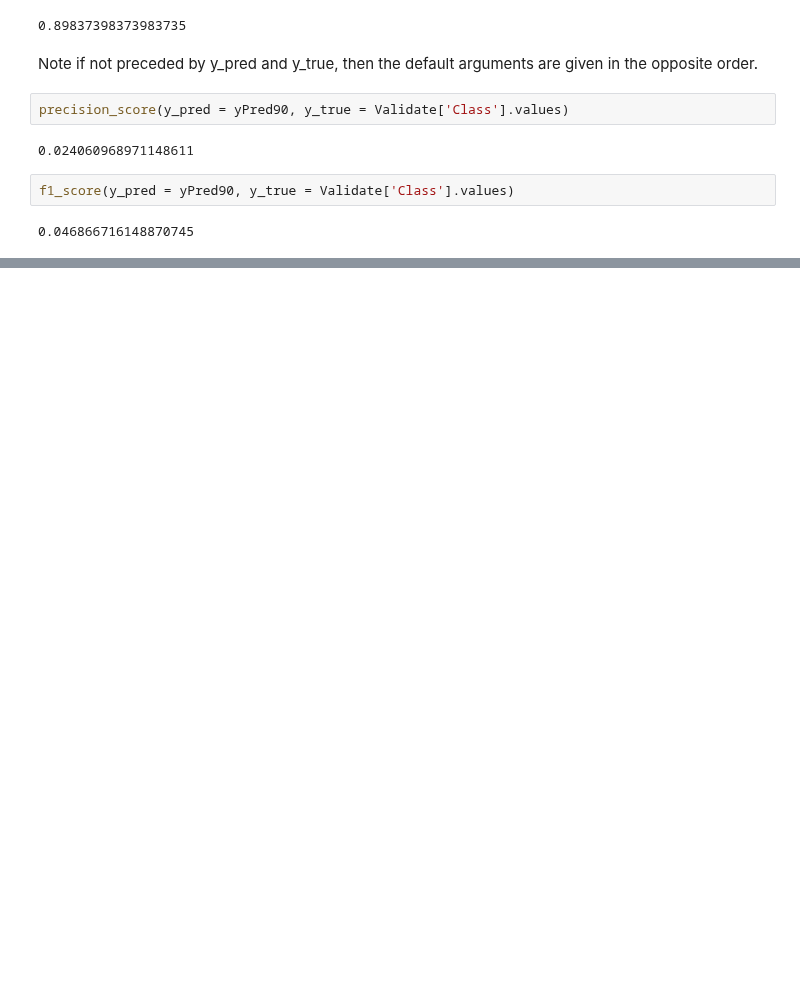
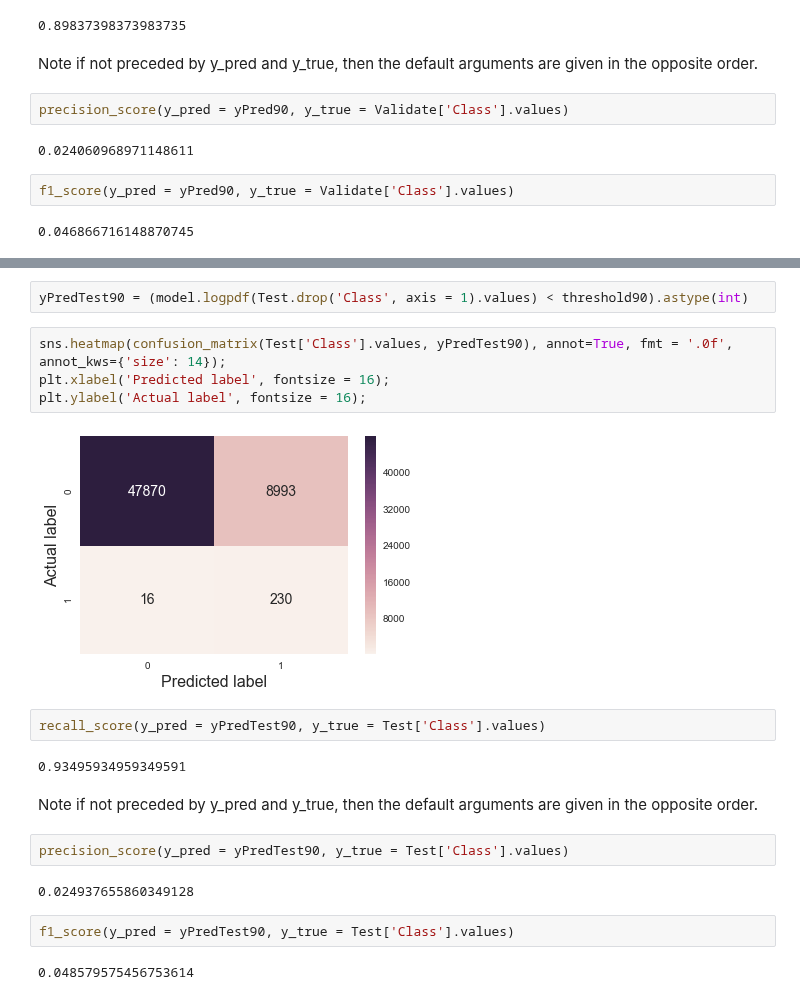
Before and after one commit to sushant2811/CreditCardFraudDetection, a Jupyter notebook: CCFraud-AnomalyDetection.ipynb, the cells around one changed output, grey strips where cells are left out. Drawn from its saved outputs; the diff is of its cells as text; blank space fills up the shorter version.

```diff
--- a/CCFraud-AnomalyDetection.ipynb
+++ b/CCFraud-AnomalyDetection.ipynb
@@ -475,0 +502,22 @@ f1_score(y_pred = yPred90, y_true = Validate['Class'].values)
+# %%
+yPredTest90 = (model.logpdf(Test.drop('Class', axis = 1).values) < threshold90).astype(int)
+# %%
+sns.heatmap(confusion_matrix(Test['Class'].values, yPredTest90), annot=True, fmt = '.0f', annot_kws={'size': 14});
+plt.xlabel('Predicted label', fontsize = 16);
+plt.ylabel('Actual label', fontsize = 16);
+# %% [output]
+[figure, added]
+# %%
+recall_score(y_pred = yPredTest90, y_true = Test['Class'].values)
+# %% [output]
+0.93495934959349591
+# %% [markdown]
+Note if not preceded by y_pred and y_true, then the default arguments are given in the opposite order.
+# %%
+precision_score(y_pred = yPredTest90, y_true = Test['Class'].values)
+# %% [output]
+0.024937655860349128
+# %%
+f1_score(y_pred = yPredTest90, y_true = Test['Class'].values)
+# %% [output]
+0.048579575456753614
```
Also changed, not shown: parts of 8 cells of this notebook.
